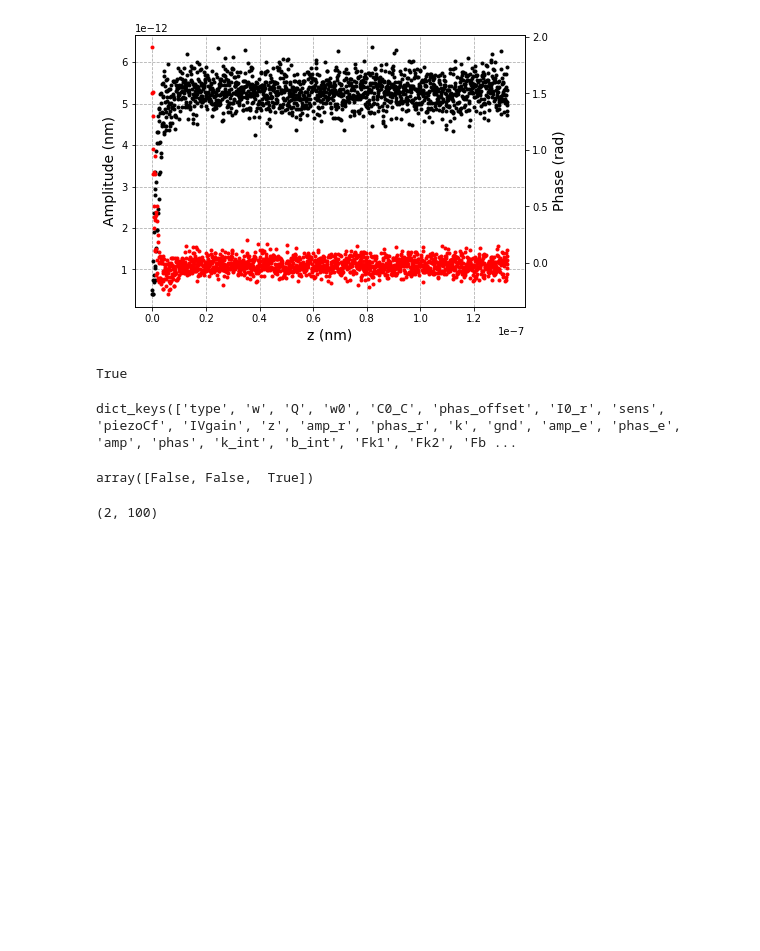
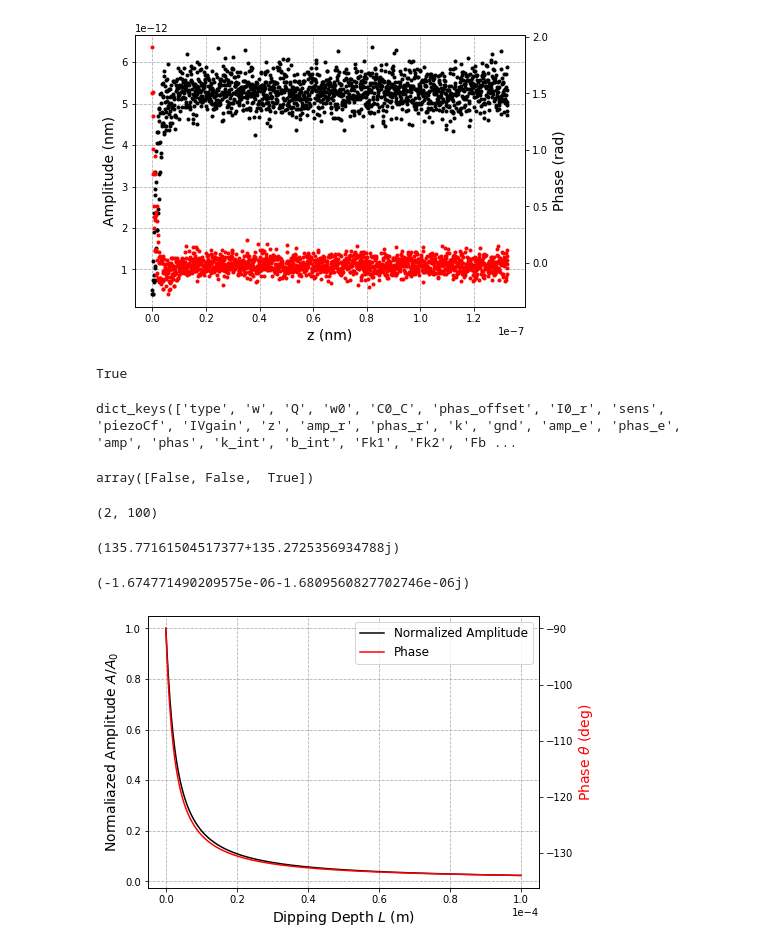
Before and after one commit to Jhko725/Contact-Point-Detection, a Jupyter notebook: Prototyping.ipynb, the cells around one changed output. Drawn from its saved outputs; the diff is of its cells as text; code cells hidden in the pictures; blank space fills up the shorter version.

```diff
--- a/Prototyping.ipynb
+++ b/Prototyping.ipynb
@@ -132,3 +132,56 @@ b = np.linspace(*a, 100)
 np.vstack([b, b]).shape
 # %% [output]
 (2, 100)
+# %%
+import numpy as np
+from scipy.special import kv
+from numba import vectorize, float64
+
+k = 1000 #N/m
+Om = 1
+Q = 12000
+w0 = 32768
+a = 1e-3
+mu = 8.94e-4 # Dynamic viscosity of water: 8.94mPa*s
+rho = 994 # Density of water : 994kg/m^3
+# %%
+R*kv(1, R)/kv(0, R)
+# %% [output]
+(135.77161504517377+135.2725356934788j)
+# %%
+L = 0.0
+# %%
+1/((1-Om**2 + 1.0j*Om/Q + 2.0j*np.pi*mu*Om*w*R*kv(1, R)/kv(0, R)/k)*Q)
+# %% [output]
+(-1.674771490209575e-06-1.6809560827702746e-06j)
+# %%
+qtf_params = {'a': 1e-3, 'w0': 32768, 'Om': 1, 'Q': 12000, 'k': 1000}
+
+def AmpPhas(L, mu, rho, a, w0, Om, Q, k):
+    w = Om*w0
+    nu = mu/rho
+    R = a*np.sqrt(1.0j*w/nu)
+    bessel_part = R*kv(1, R)/kv(0, R)
+    result = 1/((1-Om**2 + 1.0j*Om/Q + 2.0j*np.pi*mu*Om*w*L*bessel_part/k)*Q)
+
+    return np.abs(result), np.angle(result, deg = True)
+# %%
+L = np.linspace(0.0, 1e-4, 1000)
+A, theta = AmpPhas(L, mu, rho, **qtf_params)
+# %%
+import matplotlib.pyplot as plt
+fs = 14
+fig, ax1 = plt.subplots(1, 1, figsize = (7, 5))
+ax2 = ax1.twinx()
+line1 = ax1.plot(L, A, 'k', label = 'Normalized Amplitude')
+line2 = ax2.plot(L, theta, 'r', label = 'Phase')
+lines = line1+line2
+lbs = [l.get_label() for l in lines]
+ax1.grid(ls = '--')
+ax1.legend(lines, lbs, loc = 'best', fontsize = fs-2)
+ax1.set_xlabel('Dipping Depth $L$ (m)', fontsize = fs)
+ax1.set_ylabel('Normaliazed Amplitude $A/A_0$', fontsize = fs)
+ax2.set_ylabel('Phase $\\theta$ (deg)', color = 'r', fontsize = fs)
+plt.ticklabel_format(style='sci', axis='x', scilimits=(0,0))
+# %% [output]
+[figure, added]
```
Also changed, not shown: 5 other files.
